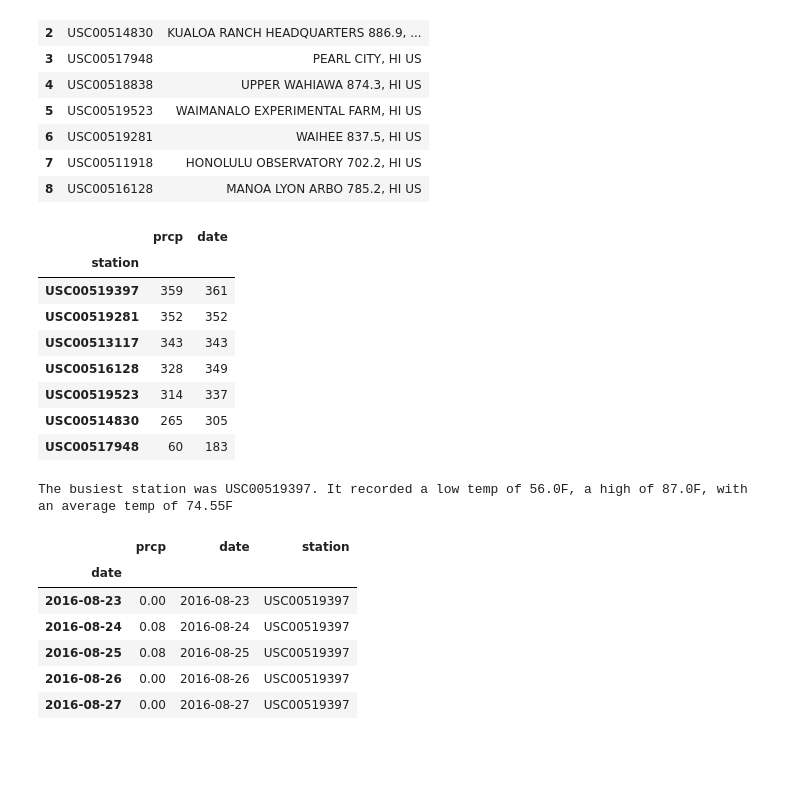
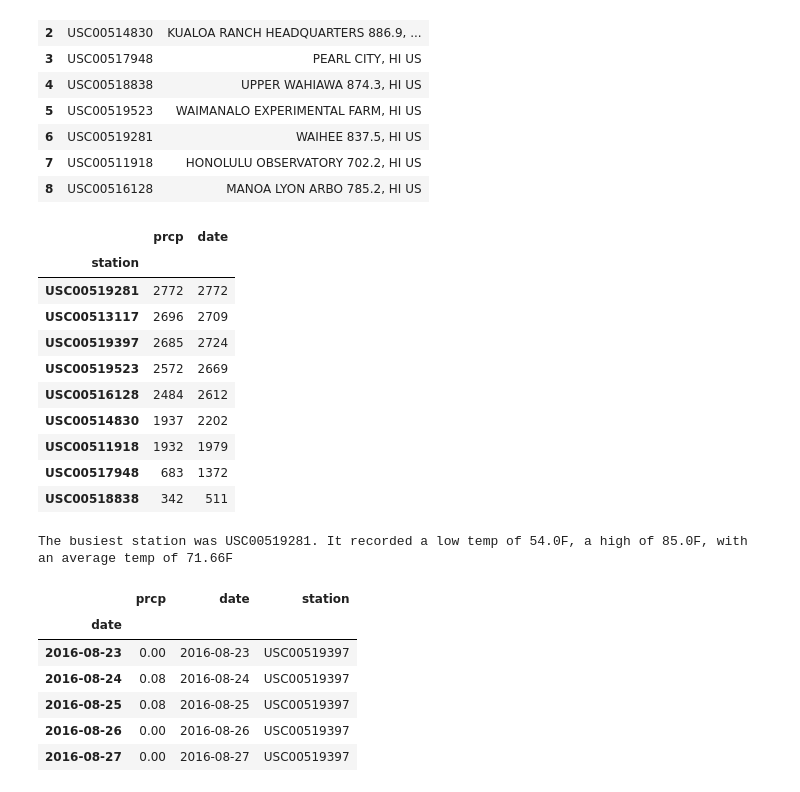
Before and after one commit to csadlo/sqlalchemy-challenge, a Jupyter notebook: climate_starter.ipynb, the cells around one changed output. Cells and saved outputs as stored; diff of their text form; code cells hidden in the pictures; blank space fills up the shorter version.

```diff
--- a/climate_starter.ipynb
+++ b/climate_starter.ipynb
@@ -170,23 +174,29 @@ stations_df
 # %%
 # What are the most active stations? (i.e. what stations have the most rows)?
 # List the stations and the counts in descending order.
-grouped = precipitation_df.groupby(["station"]).count()
+
+all_temp_data_df = pd.DataFrame(session.query(Measurement.prcp,Measurement.date,Measurement.station).all())
+
+grouped = all_temp_data_df.groupby(["station"]).count()
 grouped_obj = grouped.sort_values(["prcp"], ascending=False)
 grouped_obj
 # %% [output]
 |  | prcp | date |
 | station |  |  |
-| USC00519397 | 359 | 361 |
-| USC00519281 | 352 | 352 |
-| USC00513117 | 343 | 343 |
-| USC00516128 | 328 | 349 |
-| USC00519523 | 314 | 337 |
-| USC00514830 | 265 | 305 |
-| USC00517948 | 60 | 183 |
+| USC00519281 | 2772 | 2772 |
+| USC00513117 | 2696 | 2709 |
+| USC00519397 | 2685 | 2724 |
+| USC00519523 | 2572 | 2669 |
+| USC00516128 | 2484 | 2612 |
+| USC00514830 | 1937 | 2202 |
+| USC00511918 | 1932 | 1979 |
+| USC00517948 | 683 | 1372 |
+| USC00518838 | 342 | 511 |
 # %%
 # Using the station id from the previous query, calculate the lowest temperature recorded,
 # highest temperature recorded, and average temperature of the most active station?
-#busiest_station = "USC00519397"
+#past_year_busiest_station = "USC00519397"
+#busiest_station = "USC00519281"
 station_activity_df = pd.DataFrame(grouped_obj)
 
 #station_activity_df.head()
@@ -202,5 +212,5 @@ avg_temp = session.query(func.avg(Measurement.tobs)).filter(Measurement.station
 print('\n')
 print(f"The busiest station was {busiest_station['station']}. It recorded a low temp of {min_temp[0][0]}F, a high of {max_temp[0][0]}F, with an average temp of {round(avg_temp[0][0],2)}F")
 # %% [output]
-The busiest station was USC00519397. It recorded a low temp of 56.0F, a high of 87.0F, with an average temp of 74.55F
+The busiest station was USC00519281. It recorded a low temp of 54.0F, a high of 85.0F, with an average temp of 71.66F
 # %%
```
Also changed, not shown: parts of 9 cells of this notebook, 1 other file.
